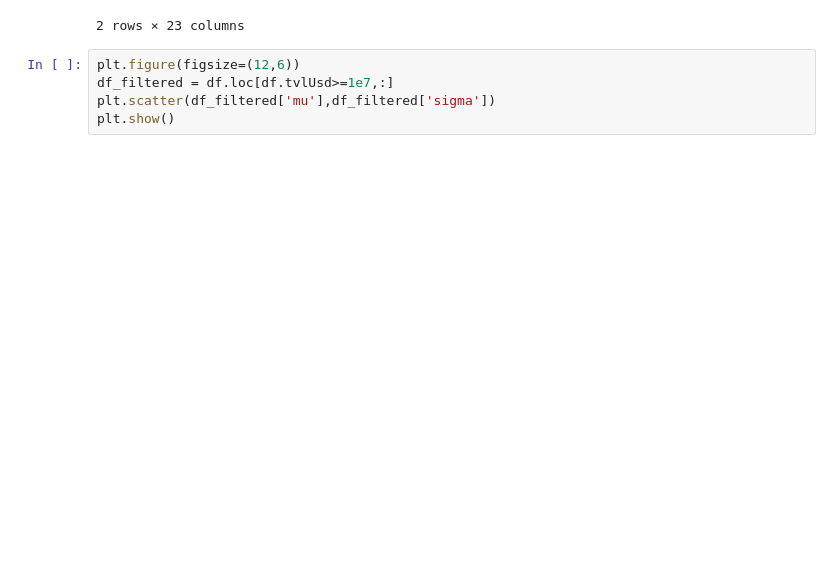
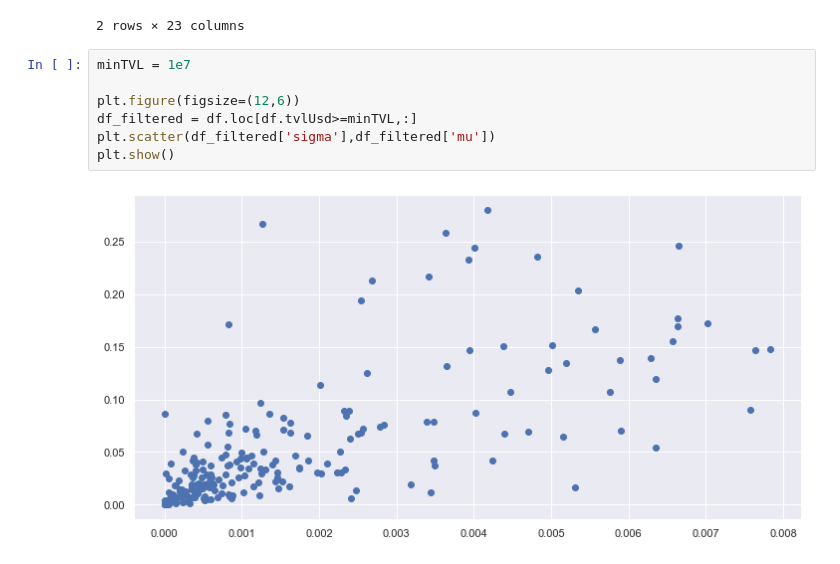
Before and after one commit to 0x-bear/charts, a Jupyter notebook: analyze.ipynb, the cells around one changed output. Cells and saved outputs as stored; diff of their text form; blank space fills up the shorter version.

```diff
--- a/analyze.ipynb
+++ b/analyze.ipynb
@@ -56,8 +60,12 @@ df.head(2)
 | 1 | Ethereum | aave | USDC | 1.626306e+09 | 0.694737 | 0xa0b86991c6218b36c1d19d4a2e9eb0c... | 0.00142 | -0.140143 | -0.617551 | AAVE | ... |
 2 rows × 23 columns
 # %%
+minTVL = 1e7
+
 plt.figure(figsize=(12,6))
-df_filtered = df.loc[df.tvlUsd>=1e7,:]
-plt.scatter(df_filtered['mu'],df_filtered['sigma'])
+df_filtered = df.loc[df.tvlUsd>=minTVL,:]
+plt.scatter(df_filtered['sigma'],df_filtered['mu'])
 plt.show()
+# %% [output]
+[figure, added]
 # %%
```
Also changed, not shown: parts of 17 cells of this notebook.
